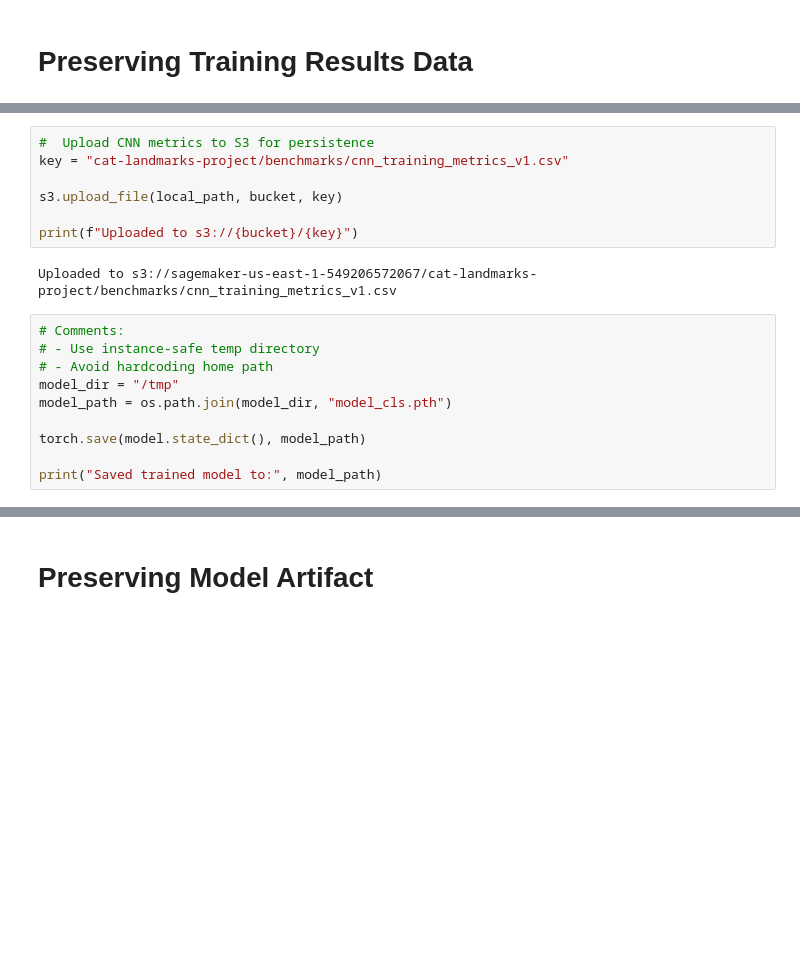
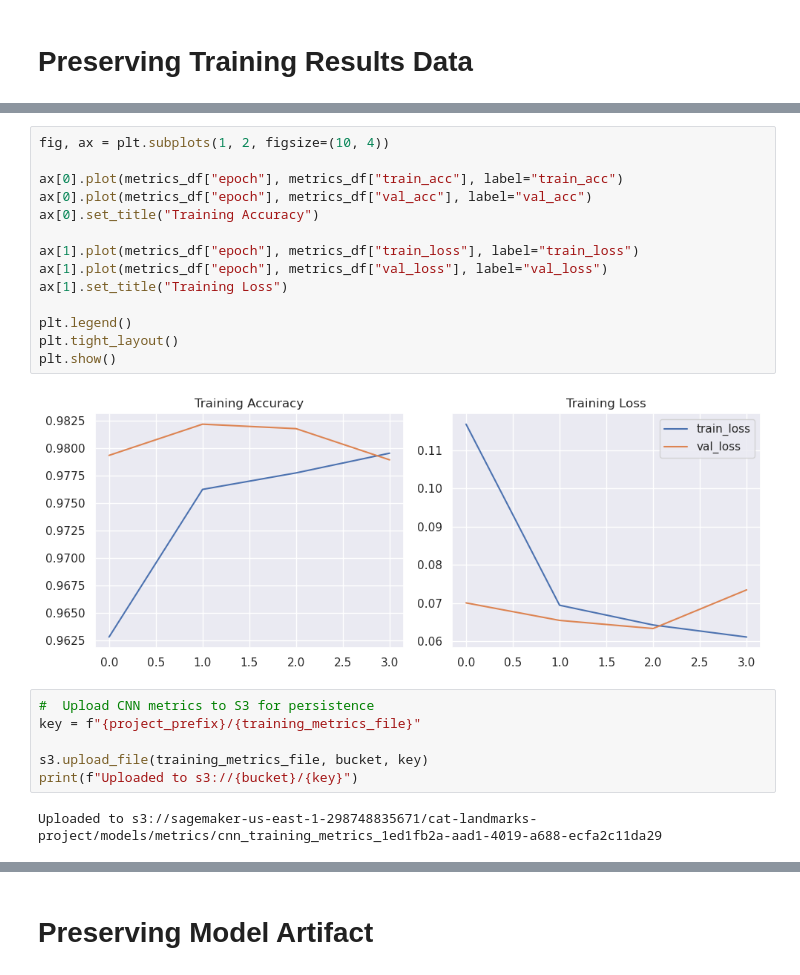
Before and after one commit to lpam-sd/AAI_540_Grp_6, a Jupyter notebook: 5_Classification_Model.ipynb, the cells around one changed output, grey strips where cells are left out. Saved outputs shown, nothing was run; the diff lists cells and outputs as text; blank space fills up the shorter version.

```diff
--- a/5_Classification_Model.ipynb
+++ b/5_Classification_Model.ipynb
@@ -409,22 +444,27 @@ metrics_df.tail()
+# %%
+fig, ax = plt.subplots(1, 2, figsize=(10, 4))
+
+ax[0].plot(metrics_df["epoch"], metrics_df["train_acc"], label="train_acc")
+ax[0].plot(metrics_df["epoch"], metrics_df["val_acc"], label="val_acc")
+ax[0].set_title("Training Accuracy")
+
+ax[1].plot(metrics_df["epoch"], metrics_df["train_loss"], label="train_loss")
+ax[1].plot(metrics_df["epoch"], metrics_df["val_loss"], label="val_loss")
+ax[1].set_title("Training Loss")
+
+plt.legend()
+plt.tight_layout()
+plt.show()
+# %% [output]
+[figure, added]
 # %%
 #  Upload CNN metrics to S3 for persistence
-key = "cat-landmarks-project/benchmarks/cnn_training_metrics_v1.csv"
+key = f"{project_prefix}/{training_metrics_file}"
 
-s3.upload_file(local_path, bucket, key)
-
+s3.upload_file(training_metrics_file, bucket, key)
 print(f"Uploaded to s3://{bucket}/{key}")
 # %% [output]
-Uploaded to s3://sagemaker-us-east-1-549206572067/cat-landmarks-project/benchmarks/cnn_training_metrics_v1.csv
+Uploaded to s3://sagemaker-us-east-1-298748835671/cat-landmarks-project/models/metrics/cnn_training_metrics_1ed1fb2a-aad1-4019-a688-ecfa2c11da29
-# %%
-# Comments:
-# - Use instance-safe temp directory
-# - Avoid hardcoding home path
-model_dir = "/tmp"
-model_path = os.path.join(model_dir, "model_cls.pth")
-
-torch.save(model.state_dict(), model_path)
-
-print("Saved trained model to:", model_path)
 # %%
 eval_metrics = []
 
```
Also changed, not shown: parts of 27 cells of this notebook, 1 other file.
